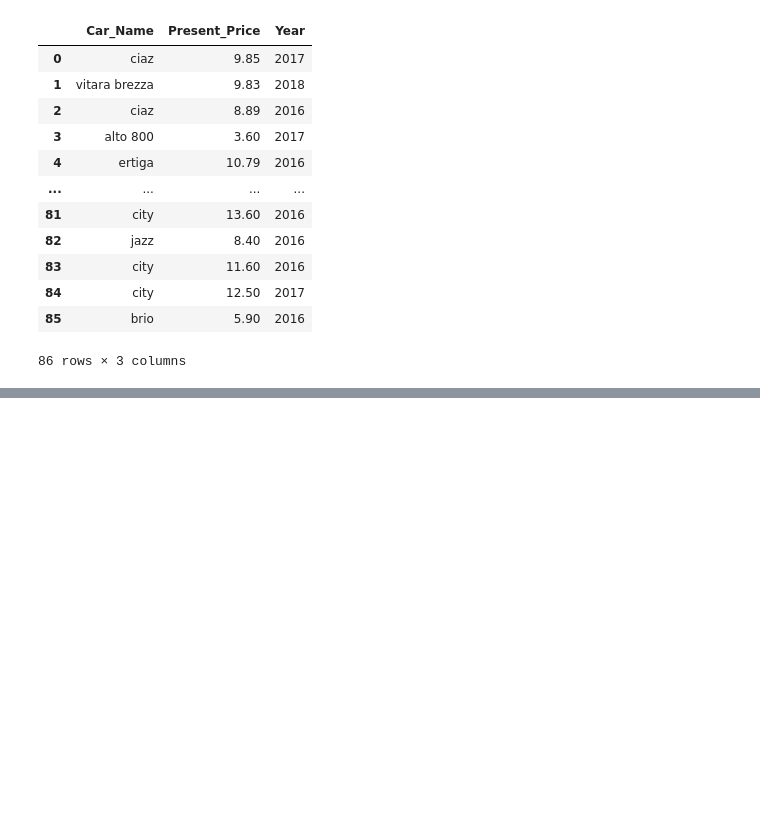
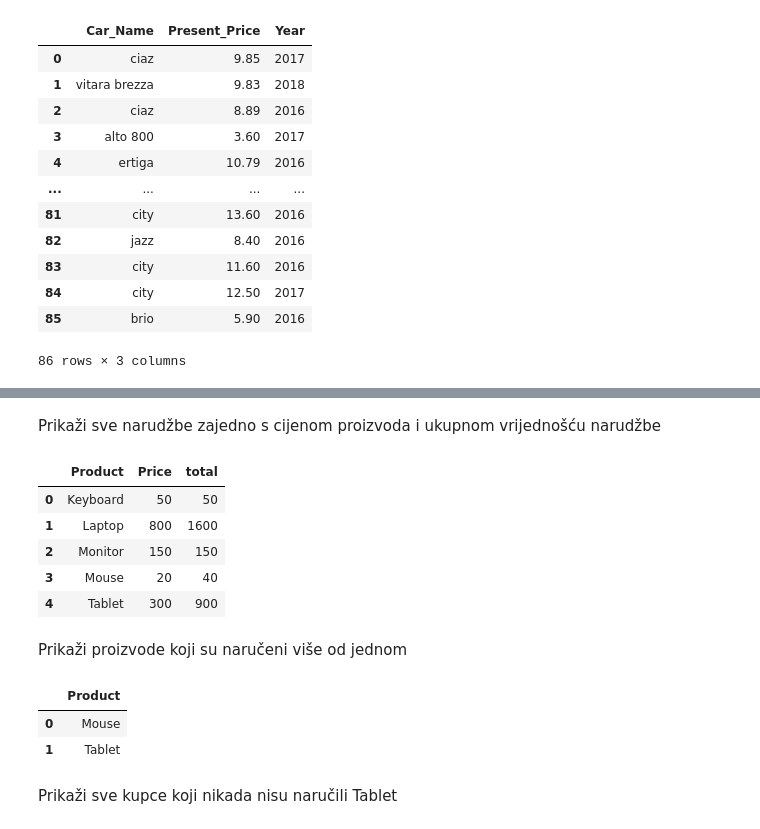
Before and after one commit to brunonagy1/Working-with-databases, a Jupyter notebook: databases1.ipynb, the cells around one changed output, grey strips where cells are left out. Cells and saved outputs as stored; diff of their text form; code cells hidden in the pictures; blank space fills up the shorter version.

```diff
--- a/databases1.ipynb
+++ b/databases1.ipynb
@@ -58,0 +174,21 @@ sqldf("SELECT Car_name, Present_Price, Year FROM df WHERE Year>2015")
+# %% [markdown]
+Prikaži sve narudžbe zajedno s cijenom proizvoda i ukupnom vrijednošću narudžbe
+# %%
+sqldf("SELECT o.Product, p.Price,  SUM(o.Quantity*p.Price) AS total FROM orders_df o JOIN products_df p ON o.Product=p.Product GROUP BY o.Product")
+# %% [output]
+|  | Product | Price | total |
+| 0 | Keyboard | 50 | 50 |
+| 1 | Laptop | 800 | 1600 |
+| 2 | Monitor | 150 | 150 |
+| 3 | Mouse | 20 | 40 |
+| 4 | Tablet | 300 | 900 |
+# %% [markdown]
+Prikaži proizvode koji su naručeni više od jednom
+# %%
+sqldf("SELECT o.Product FROM orders_df o JOIN products_df p ON o.Product=p.Product WHERE o.Quantity>1")
+# %% [output]
+|  | Product |
+| 0 | Mouse |
+| 1 | Tablet |
+# %% [markdown]
+Prikaži sve kupce koji nikada nisu naručili Tablet
```
Also changed, not shown: parts of 14 cells of this notebook.
